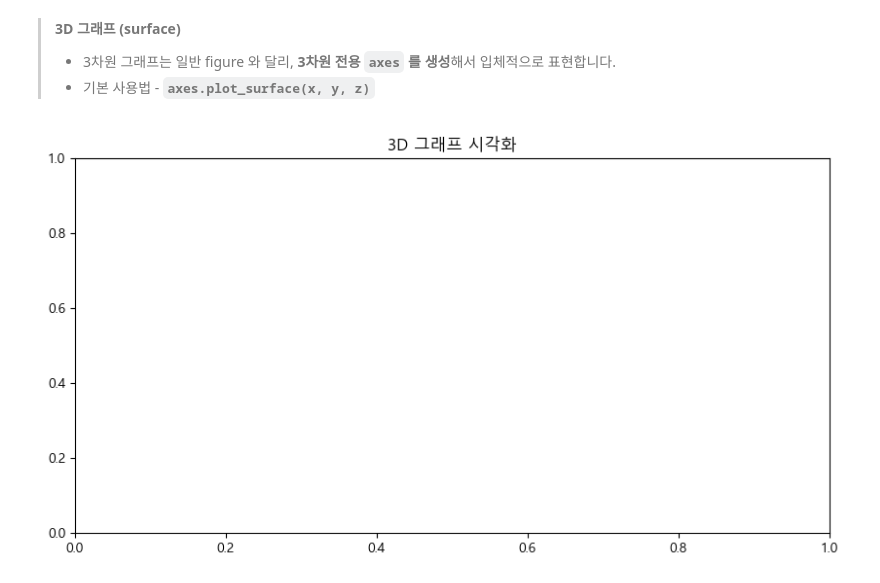
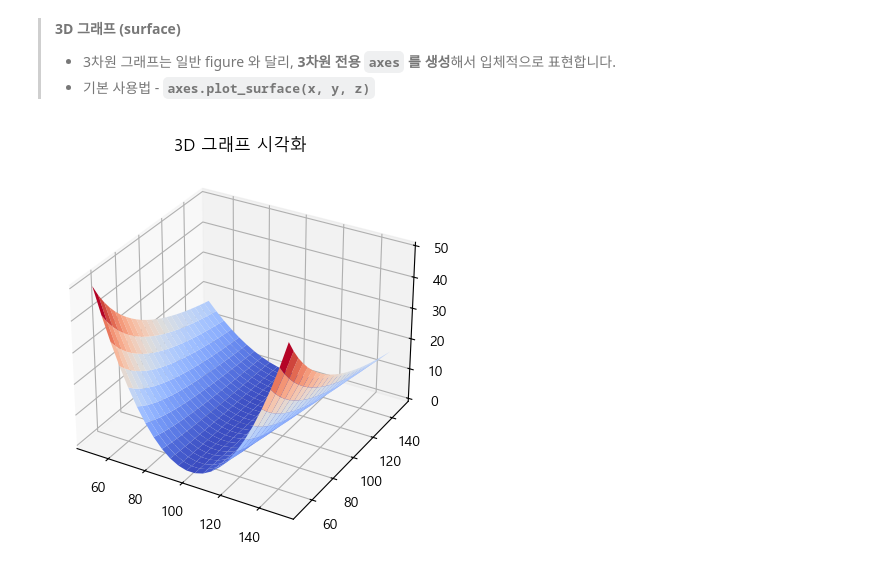
Before and after one commit to jungwoonAn/dataAnalysis, a Jupyter notebook: 03. 파이썬을 활용한 데이터 시각화/03_matplotlib_3_그래프_유형별_시각화.ipynb, the cells around one changed output. Drawn from its saved outputs; the diff is of its cells as text; code cells hidden in the pictures.

```diff
--- a/03. 파이썬을 활용한 데이터 시각화/03_matplotlib_3_그래프_유형별_시각화.ipynb
+++ b/03. 파이썬을 활용한 데이터 시각화/03_matplotlib_3_그래프_유형별_시각화.ipynb
@@ -271,9 +259,10 @@ x, y = np.meshgrid(x, y)     # x 와 y 의 shape 을 합칩니다.
 z = (x-100)**2/y             # z 값 생성 (2차원 배열)
 # %%
 fig = plt.figure(figsize=(10, 5))
-axes = Axes3D(fig)           # 3차원 axes 생성
+axes = fig.add_subplot(111, projection='3d')   # 3차원 axes 생성
+
 axes.plot_surface(x, y, z, cmap='coolwarm')
 plt.title('3D 그래프 시각화')
 plt.show()
 # %% [output]
-[figure, old version]
+[figure, new version]
```
Also changed, not shown: parts of 6 cells of this notebook, 2 other files.
